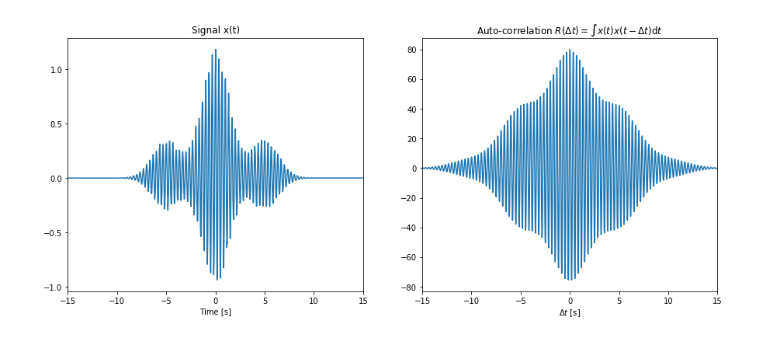
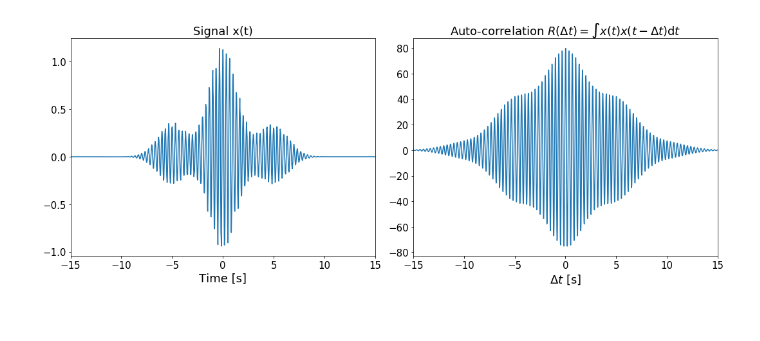
Before and after one commit to rmadar/ExamplesWithPython, a Jupyter notebook: ExampleFFT.ipynb, the cells around one changed output. Drawn from its saved outputs; the diff is of its cells as text; code cells hidden in the pictures.

```diff
--- a/ExampleFFT.ipynb
+++ b/ExampleFFT.ipynb
@@ -89,19 +170,21 @@ autocorr = np.correlate(signal,signal,'same')
 # %%
 # Plot them
 plt.figure(figsize=(15,6))
 plt.subplot(121)
-plt.title('Signal x(t)')
-plt.xlabel('Time [s]')
+plt.title('Signal x(t)', fontsize=title_fsize)
+plt.xlabel('Time [s]', fontsize=title_fsize)
+plt.xticks(fontsize=ticks_fsize); plt.yticks(fontsize=ticks_fsize)
 plt.xlim(-15,15)
 plt.plot(time,signal)
 plt.subplot(122)
-plt.title('Auto-correlation $R(\Delta t) = \int x(t)x(t-\Delta t)\mathrm{d}t$')
-plt.xlabel('$\Delta t$ [s]')
+plt.title('Auto-correlation $R(\Delta t) = \int x(t)x(t-\Delta t)\mathrm{d}t$', fontsize=title_fsize)
+plt.xlabel('$\Delta t$ [s]', fontsize=title_fsize)
+plt.xticks(fontsize=ticks_fsize); plt.yticks(fontsize=ticks_fsize)
 plt.xlim(-15,15)
 plt.plot(time,autocorr)
-plt.show()
+plt.tight_layout()
 # %% [output]
-[figure, old version]
+[figure, new version]
 # %%
 # Compute the FFT of x(t) and R(tau)
 import scipy.fftpack as ft
```
Also changed, not shown: parts of 13 cells of this notebook.
